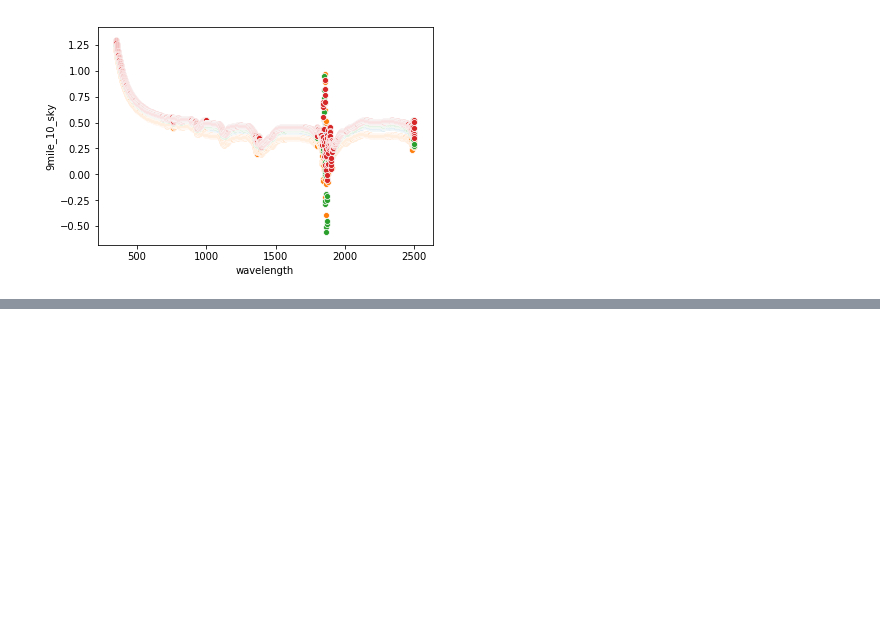
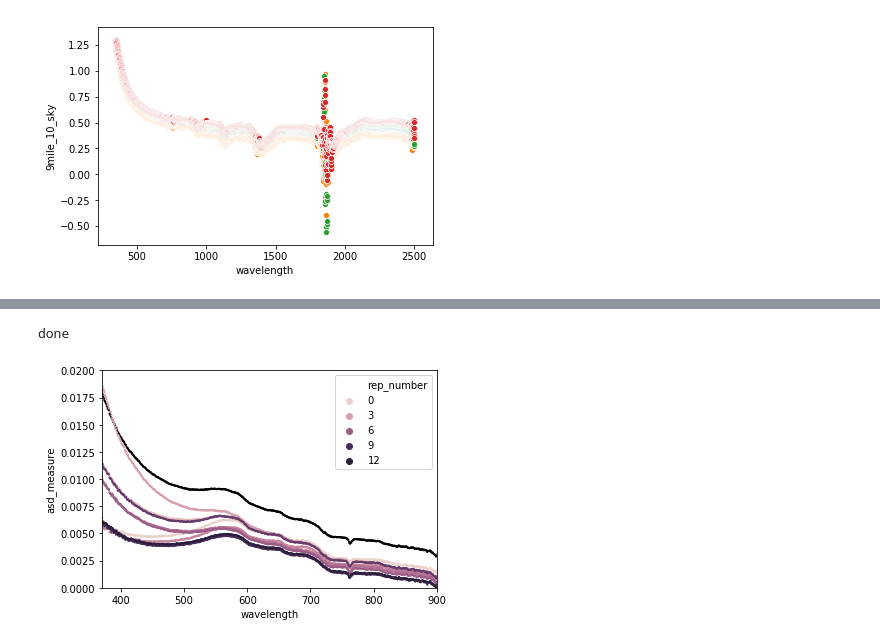
Before and after one commit to catherinekuhn/FreshwatersOpticsToolkit, a Jupyter notebook: ASD/exploratory_analysis.ipynb, the cells around one changed output, grey strips where cells are left out. Cells and saved outputs as stored; diff of their text form; code cells hidden in the pictures; blank space fills up the shorter version.

```diff
--- a/ASD/exploratory_analysis.ipynb
+++ b/ASD/exploratory_analysis.ipynb
@@ -37,0 +48,18 @@ sns.scatterplot(x="wavelength", y="asd_measure", data=data)
+# %%
+yf17 = Data_Reader(["boot"])
+data_yf17 = yf17.get_raw_data()[0]
+data_yf17 = data_yf17[data_yf17["rep_name"] == "water"]
+temp_yf17 = data_yf17[["wavelength", "asd_measure"]]
+mean_yf17 = temp_yf17.groupby(["wavelength"])['asd_measure'].mean()
+mean_yf17 = mean_yf17.reset_index()
+print("done")
+# %% [output]
+done
+# %%
+sns.scatterplot(x="wavelength", y="asd_measure", data=mean_yf17, color="black", edgecolor='none', s=5)
+sns.scatterplot(x="wavelength", y="asd_measure", data=data_yf17, hue="rep_number", edgecolor='none', s=5)
+plt.ylim(0, 0.02)
+plt.xlim(370, 900)
+plt.savefig("test.png", dpi=300)
+# %% [output]
+[figure, added]
```
Also changed, not shown: parts of 4 cells of this notebook.
